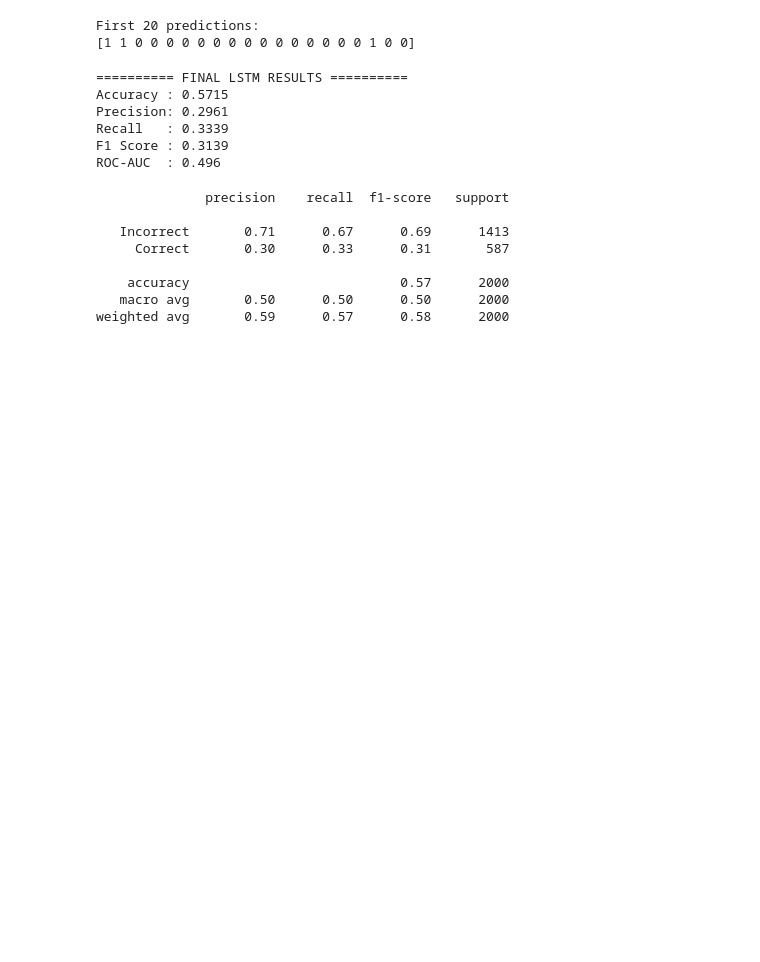
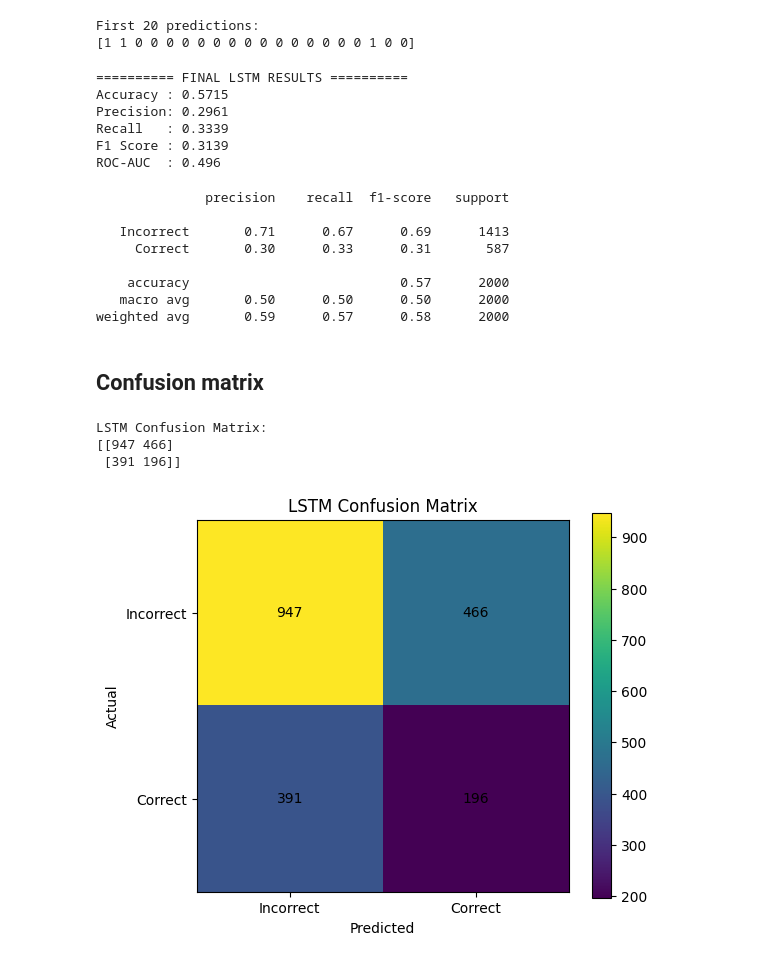
Before and after one commit to AZ07-coder/Student-Learning-Digital-Twin, a Jupyter notebook: 07_model_evaluation.ipynb, the cells around one changed output. Drawn from its saved outputs; the diff is of its cells as text; code cells hidden in the pictures; blank space fills up the shorter version.

```diff
--- a/07_model_evaluation.ipynb
+++ b/07_model_evaluation.ipynb
@@ -671,3 +671,69 @@ print(
     accuracy                           0.57      2000
    macro avg       0.50      0.50      0.50      2000
 weighted avg       0.59      0.57      0.58      2000
+# %% [markdown]
+## Confusion matrix
+# %%
+lstm_cm = confusion_matrix(
+    y_test,
+    lstm_pred
+)
+
+print(
+    "LSTM Confusion Matrix:"
+)
+
+print(lstm_cm)
+# %% [output]
+LSTM Confusion Matrix:
+[[947 466]
+ [391 196]]
+# %%
+plt.figure(figsize=(6, 5))
+
+plt.imshow(lstm_cm)
+
+plt.title(
+    "LSTM Confusion Matrix"
+)
+
+plt.xlabel(
+    "Predicted"
+)
+
+plt.ylabel(
+    "Actual"
+)
+
+plt.xticks(
+    [0, 1],
+    [
+        "Incorrect",
+        "Correct"
+    ]
+)
+
+plt.yticks(
+    [0, 1],
+    [
+        "Incorrect",
+        "Correct"
+    ]
+)
+
+for i in range(2):
+    for j in range(2):
+
+        plt.text(
+            j,
+            i,
+            lstm_cm[i, j],
+            ha="center",
+            va="center"
+        )
+
+plt.colorbar()
+
+plt.show()
+# %% [output]
+[figure, added]
```
Also changed, not shown: parts of 31 cells of this notebook.
